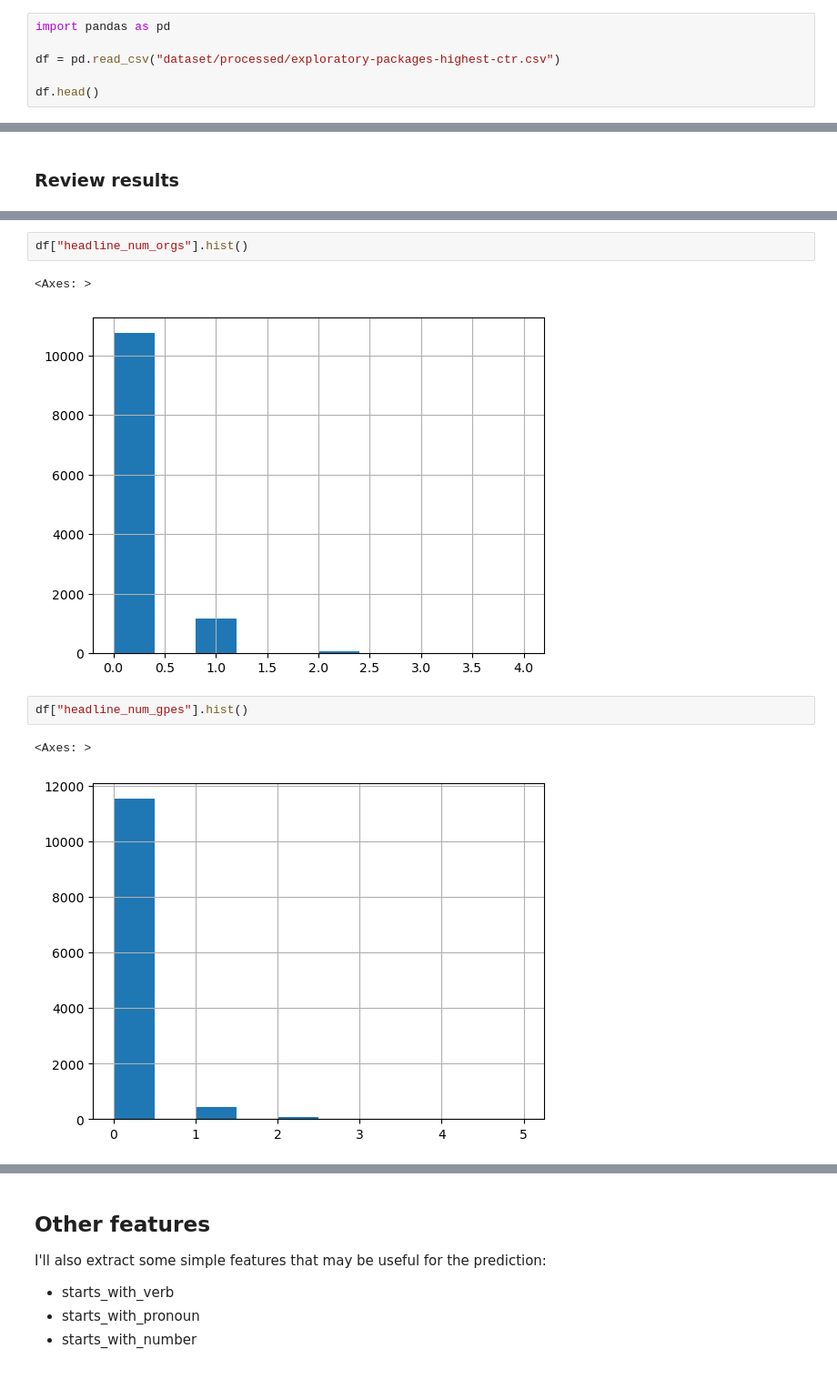
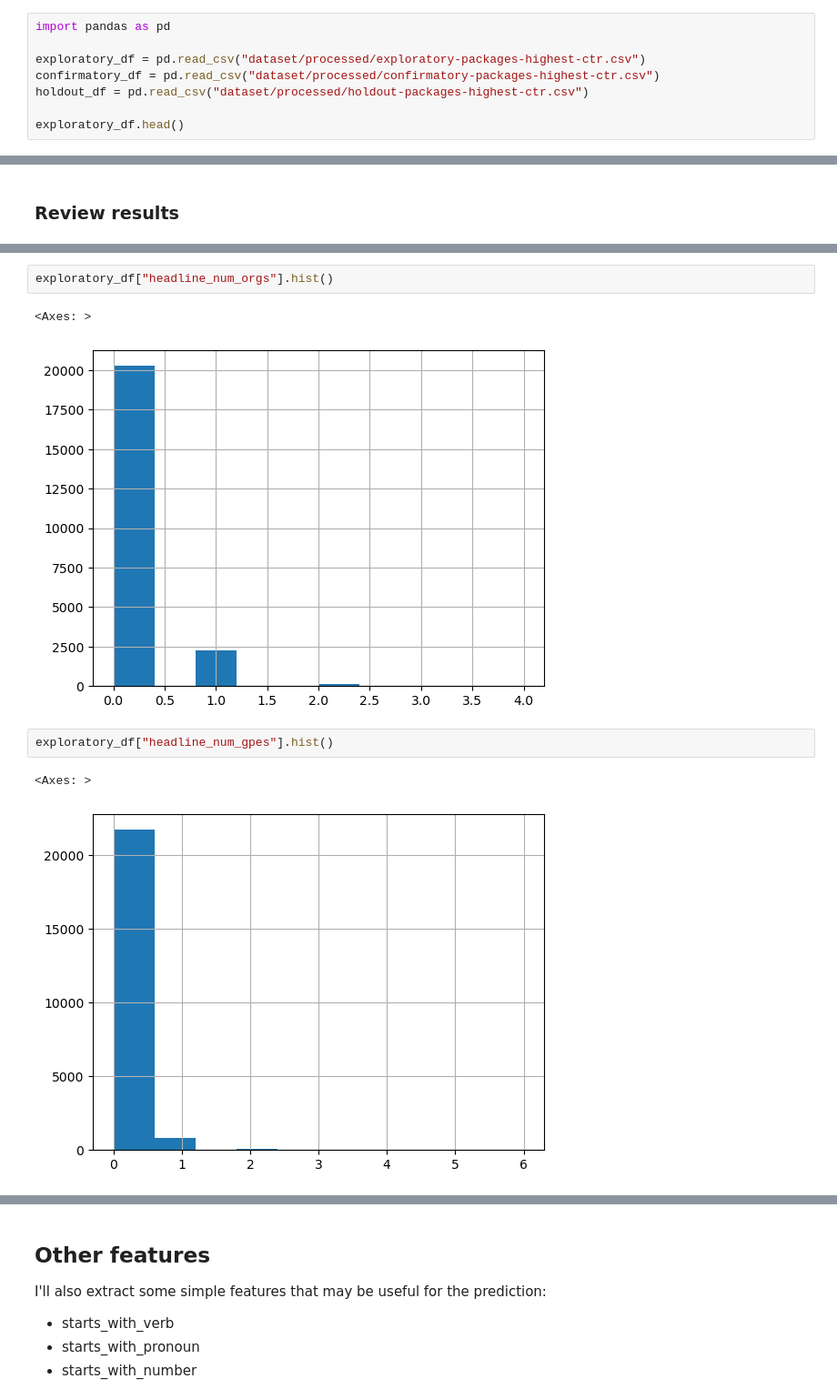
Before and after one commit to dcalabresi-umd/msml641-nlp-project, a Jupyter notebook: 2-feature-engineering.ipynb, the cells around one changed output, grey strips where cells are left out. Shown at 91% size. Saved outputs shown, nothing was run; the diff lists cells and outputs as text.

```diff
--- a/2-feature-engineering.ipynb
+++ b/2-feature-engineering.ipynb
@@ -7,8 +7,10 @@ Load the dataset processed in the previous notebook.
 # %%
 import pandas as pd
 
-df = pd.read_csv("dataset/processed/exploratory-packages-highest-ctr.csv")
+exploratory_df = pd.read_csv("dataset/processed/exploratory-packages-highest-ctr.csv")
+confirmatory_df = pd.read_csv("dataset/processed/confirmatory-packages-highest-ctr.csv")
+holdout_df = pd.read_csv("dataset/processed/holdout-packages-highest-ctr.csv")
 
-df.head()
+exploratory_df.head()
 # %% [output]
 |  | package_id | created_at | test_week | clickability_test_id | headline | eyecatcher_id | impressions | ... |
@@ -135,11 +164,11 @@ df["headline_num_persons"].hist()
 # %%
-df["headline_num_orgs"].hist()
+exploratory_df["headline_num_orgs"].hist()
 # %% [output]
 <Axes: >
-[figure, old version]
+[figure, new version]
 # %%
-df["headline_num_gpes"].hist()
+exploratory_df["headline_num_gpes"].hist()
 # %% [output]
 <Axes: >
-[figure, old version]
+[figure, new version]
 # %%
```
Also changed, not shown: parts of 36 cells of this notebook, 11 other files.
